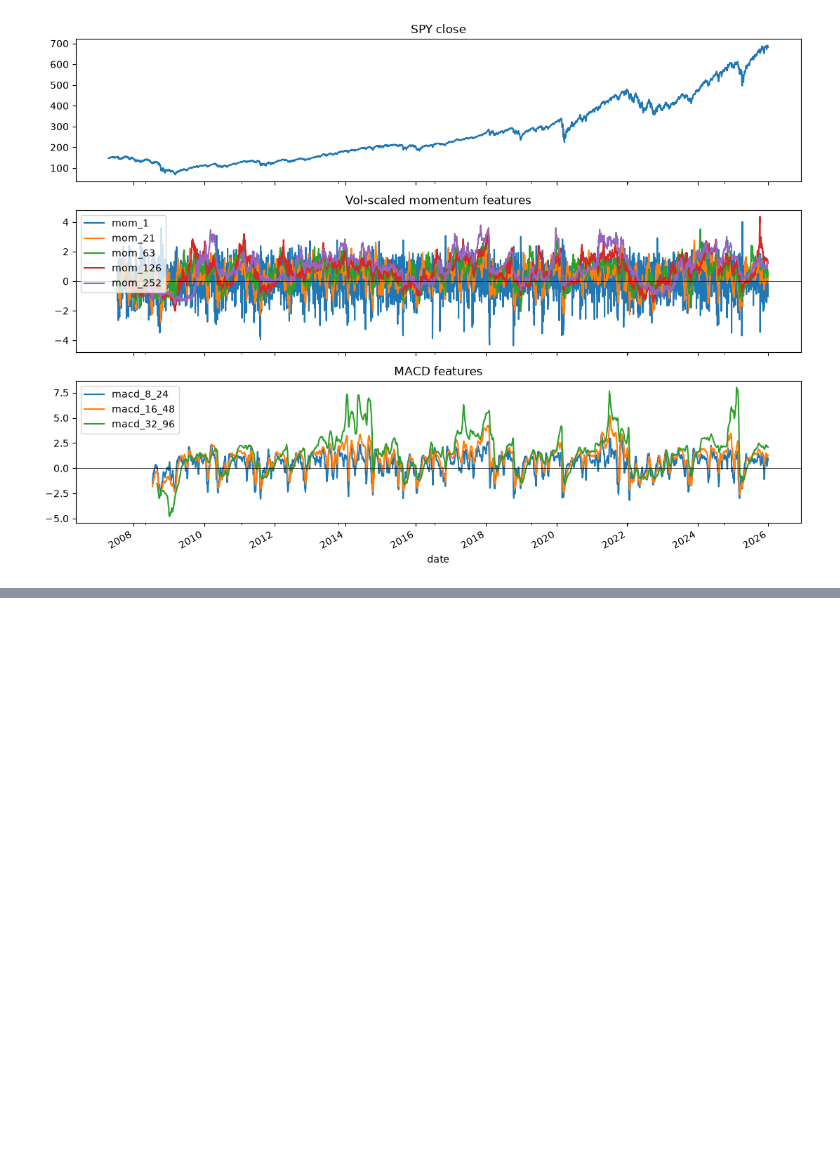
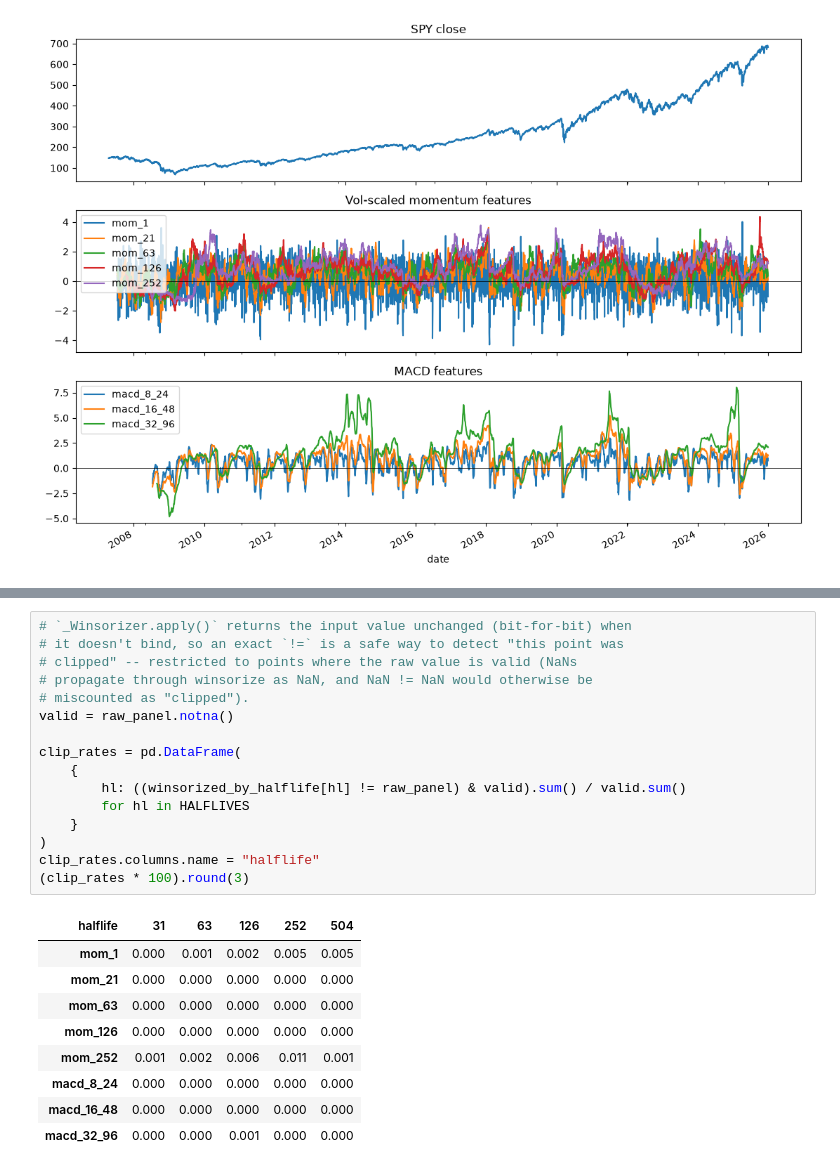
Before and after one commit to KaitoFuss/trading-strategies, a Jupyter notebook: notebooks/explore_features.ipynb, the cells around one changed output, grey strips where cells are left out. Drawn from its saved outputs; the diff is of its cells as text; blank space fills up the shorter version.

```diff
--- a/notebooks/explore_features.ipynb
+++ b/notebooks/explore_features.ipynb
@@ -149,0 +240,26 @@ not done here.
+# %%
+# `_Winsorizer.apply()` returns the input value unchanged (bit-for-bit) when
+# it doesn't bind, so an exact `!=` is a safe way to detect "this point was
+# clipped" -- restricted to points where the raw value is valid (NaNs
+# propagate through winsorize as NaN, and NaN != NaN would otherwise be
+# miscounted as "clipped").
+valid = raw_panel.notna()
+
+clip_rates = pd.DataFrame(
+    {
+        hl: ((winsorized_by_halflife[hl] != raw_panel) & valid).sum() / valid.sum()
+        for hl in HALFLIVES
+    }
+)
+clip_rates.columns.name = "halflife"
+(clip_rates * 100).round(3)
+# %% [output]
+| halflife | 31 | 63 | 126 | 252 | 504 |
+| mom_1 | 0.000 | 0.001 | 0.002 | 0.005 | 0.005 |
+| mom_21 | 0.000 | 0.000 | 0.000 | 0.000 | 0.000 |
+| mom_63 | 0.000 | 0.000 | 0.000 | 0.000 | 0.000 |
+| mom_126 | 0.000 | 0.000 | 0.000 | 0.000 | 0.000 |
+| mom_252 | 0.001 | 0.002 | 0.006 | 0.011 | 0.001 |
+| macd_8_24 | 0.000 | 0.000 | 0.000 | 0.000 | 0.000 |
+| macd_16_48 | 0.000 | 0.000 | 0.000 | 0.000 | 0.000 |
+| macd_32_96 | 0.000 | 0.000 | 0.001 | 0.000 | 0.000 |
```
Also changed, not shown: parts of 4 cells of this notebook.
